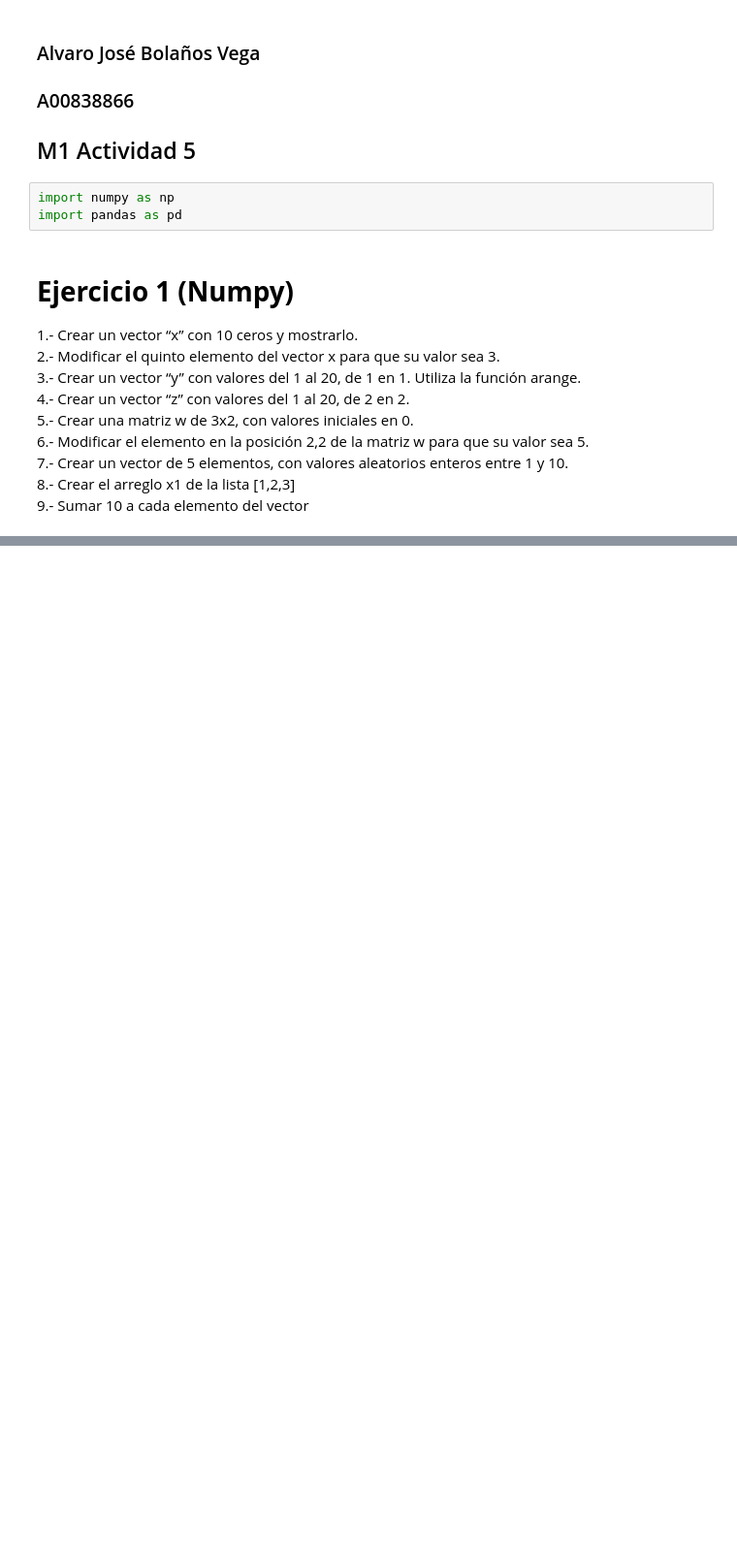
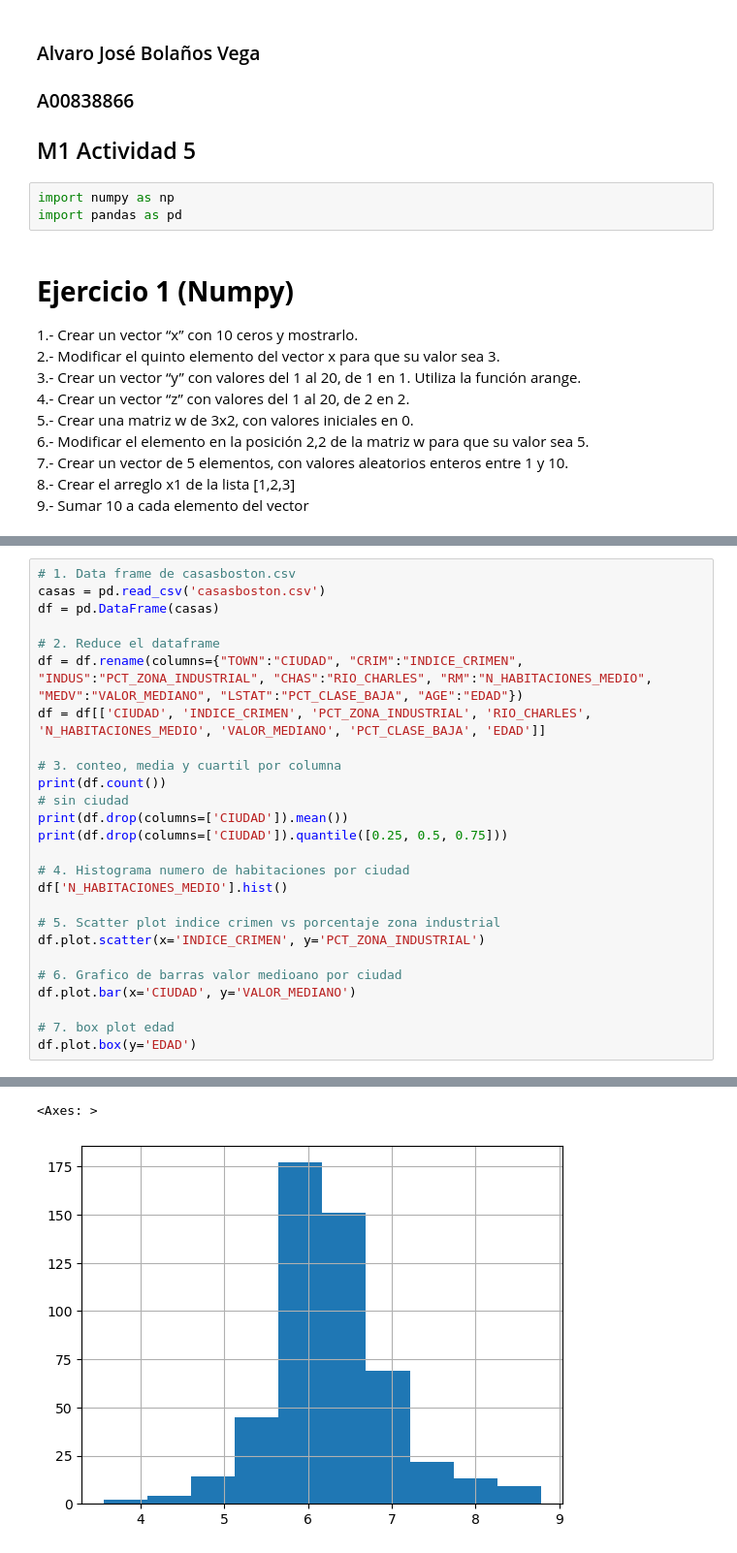
Before and after one commit to albo437/TC2004B, a Jupyter notebook: M1_act5.ipynb, the cells around one changed output, grey strips where cells are left out. Shown: that part at 97% size. Saved outputs shown, nothing was run; the diff lists cells and outputs as text; blank space fills up the shorter version.

```diff
--- a/M1_act5.ipynb
+++ b/M1_act5.ipynb
@@ -157,0 +153,27 @@ Name: Survived, dtype: float64
+# %%
+# 1. Data frame de casasboston.csv
+casas = pd.read_csv('casasboston.csv')
+df = pd.DataFrame(casas)
+
+# 2. Reduce el dataframe
+df = df.rename(columns={"TOWN":"CIUDAD", "CRIM":"INDICE_CRIMEN", "INDUS":"PCT_ZONA_INDUSTRIAL", "CHAS":"RIO_CHARLES", "RM":"N_HABITACIONES_MEDIO", "MEDV":"VALOR_MEDIANO", "LSTAT":"PCT_CLASE_BAJA", "AGE":"EDAD"})
+df = df[['CIUDAD', 'INDICE_CRIMEN', 'PCT_ZONA_INDUSTRIAL', 'RIO_CHARLES', 'N_HABITACIONES_MEDIO', 'VALOR_MEDIANO', 'PCT_CLASE_BAJA', 'EDAD']]
+
+# 3. conteo, media y cuartil por columna
+print(df.count())
+# sin ciudad
+print(df.drop(columns=['CIUDAD']).mean())
+print(df.drop(columns=['CIUDAD']).quantile([0.25, 0.5, 0.75]))
+
+# 4. Histograma numero de habitaciones por ciudad
+df['N_HABITACIONES_MEDIO'].hist()
+
+# 5. Scatter plot indice crimen vs porcentaje zona industrial
+df.plot.scatter(x='INDICE_CRIMEN', y='PCT_ZONA_INDUSTRIAL')
+
+# 6. Grafico de barras valor medioano por ciudad
+df.plot.bar(x='CIUDAD', y='VALOR_MEDIANO')
+
+# 7. box plot edad
+df.plot.box(y='EDAD')
+# %% [output]
@@ -157,0 +197,2 @@ Name: Survived, dtype: float64
+<Axes: >
+[figure, added]
```
Also changed, not shown: parts of 5 cells of this notebook.
